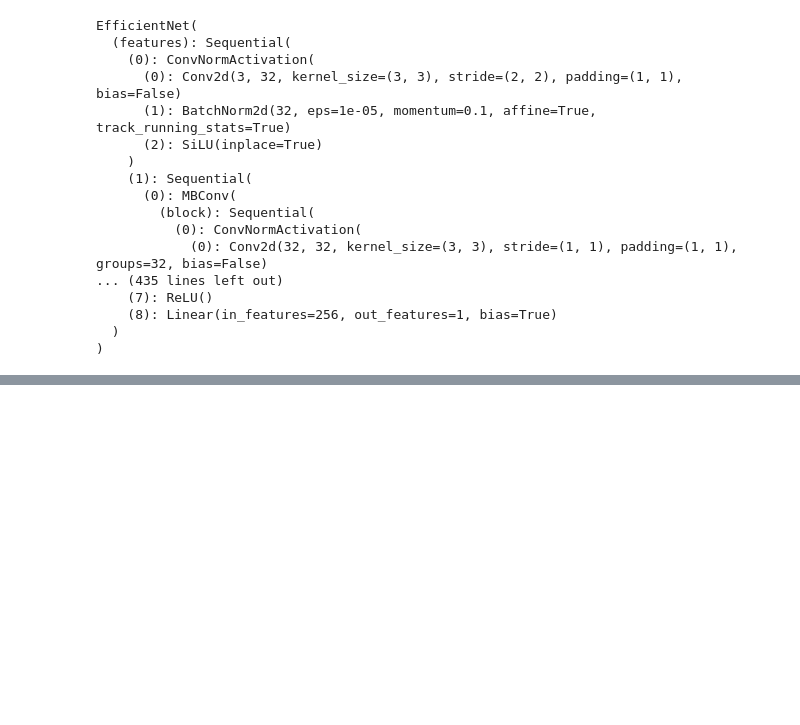
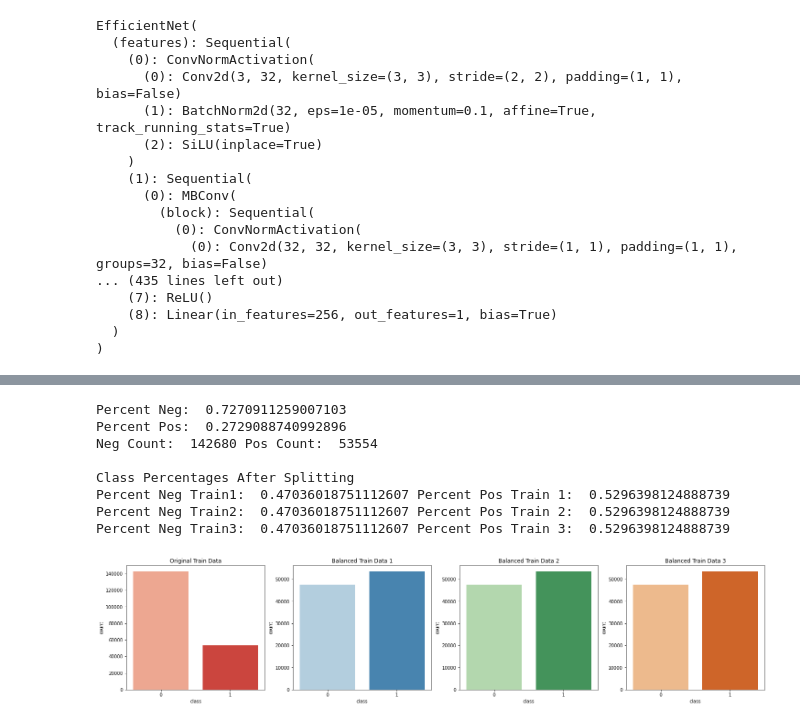
Before and after one commit to svecile/Breast-Histopathology-Classification, a Jupyter notebook: model_cnn.ipynb, the cells around one changed output, grey strips where cells are left out. Drawn from its saved outputs; the diff is of its cells as text; code cells hidden in the pictures; blank space fills up the shorter version.

Commit message:
Ensemble training slpit done

```diff
--- a/model_cnn.ipynb
+++ b/model_cnn.ipynb
@@ -44,8 +45,8 @@ print(df.head())
 patientIDs = df.patient.unique()
 print("Number of Unique Patients: ", len(patientIDs))
 
-patients_train, rest = train_test_split(patientIDs, test_size=0.3, random_state=42)
-patients_val, patients_test = train_test_split(rest, test_size=0.5, random_state=42)
+patients_train, temp = train_test_split(patientIDs, test_size=0.3, random_state=42)
+patients_val, patients_test = train_test_split(temp, test_size=0.5, random_state=42)
 
 df_train = df.loc[df['patient'].isin(patients_train)]
 print(df_train.head())
@@ -319,2 +295,51 @@ Lowest Validation Loss: 0.010105675772616738 at epoch 4
 # %%
 torch.save({'model_state_dict': model.state_dict()}, './BestModels/E_4_TL_0.3239_VL_0.0101.pt')
+# %%
+print("Percent Neg: ", (df_train['class'].to_list()).count(0)/len(df_train))
+print("Percent Pos: ", (df_train['class'].to_list()).count(1)/len(df_train))
+
+df_train_neg = df_train.loc[df_train['class']==0]
+df_train_pos = df_train.loc[df_train['class']==1]
+print("Neg Count: ", len(df_train_neg), "Pos Count: ",len(df_train_pos))
+
+#split it into 3 since i would rater the model have an over represented positive class so the model
+#predicts pos more than neg since identifying pos is more important
+df_train1, temp = train_test_split(df_train_neg, train_size=1/3, random_state=42)
+df_train2, df_train3 = train_test_split(temp, train_size=1/2, random_state=42)
+df_train1 = pd.concat([df_train1, df_train_pos], ignore_index=True)
+df_train2 = pd.concat([df_train2, df_train_pos], ignore_index=True)
+df_train3 = pd.concat([df_train3, df_train_pos], ignore_index=True)
+
+
+fig, ax = plt.subplots(1,4,figsize=(25,5))
+sns.countplot(df_train['class'], ax=ax[0], palette="Reds")
+ax[0].set_title("Original Train Data")
+sns.countplot(df_train1['class'], ax=ax[1], palette="Blues")
+ax[1].set_title("Balanced Train Data 1")
+sns.countplot(df_train2['class'], ax=ax[2], palette="Greens")
+ax[2].set_title("Balanced Train Data 2")
+sns.countplot(df_train3['class'], ax=ax[3], palette="Oranges")
+ax[3].set_title("Balanced Train Data 3")
+
+print("\nClass Percentages After Splitting")
+print("Percent Neg Train1: ", (df_train1['class'].to_list()).count(0)/len(df_train1), "Percent Pos Train 1: ", (df_train1['class'].to_list()).count(1)/len(df_train1))
+print("Percent Neg Train2: ", (df_train2['class'].to_list()).count(0)/len(df_train2), "Percent Pos Train 2: ", (df_train2['class'].to_list()).count(1)/len(df_train2))
+print("Percent Neg Train3: ", (df_train3['class'].to_list()).count(0)/len(df_train3), "Percent Pos Train 3: ", (df_train3['class'].to_list()).count(1)/len(df_train3))
+
+train_dataset1 = CustomImageDataset(df_train1, transform=transform)
+train_dataset2 = CustomImageDataset(df_train2, transform=transform)
+train_dataset3 = CustomImageDataset(df_train3, transform=transform)
+
+train_dataloader1 = DataLoader(train_dataset1, batch_size=BATCH_SIZE, shuffle=True, drop_last=True)
+train_dataloader2 = DataLoader(train_dataset2, batch_size=BATCH_SIZE, shuffle=True, drop_last=True)
+train_dataloader3 = DataLoader(train_dataset3, batch_size=BATCH_SIZE, shuffle=True, drop_last=True)
+# %% [output]
+Percent Neg:  0.7270911259007103
+Percent Pos:  0.2729088740992896
+Neg Count:  142680 Pos Count:  53554
+
+Class Percentages After Splitting
+Percent Neg Train1:  0.47036018751112607 Percent Pos Train 1:  0.5296398124888739
+Percent Neg Train2:  0.47036018751112607 Percent Pos Train 2:  0.5296398124888739
+Percent Neg Train3:  0.47036018751112607 Percent Pos Train 3:  0.5296398124888739
+[figure, added]
```
Also changed, not shown: parts of 5 cells of this notebook.
